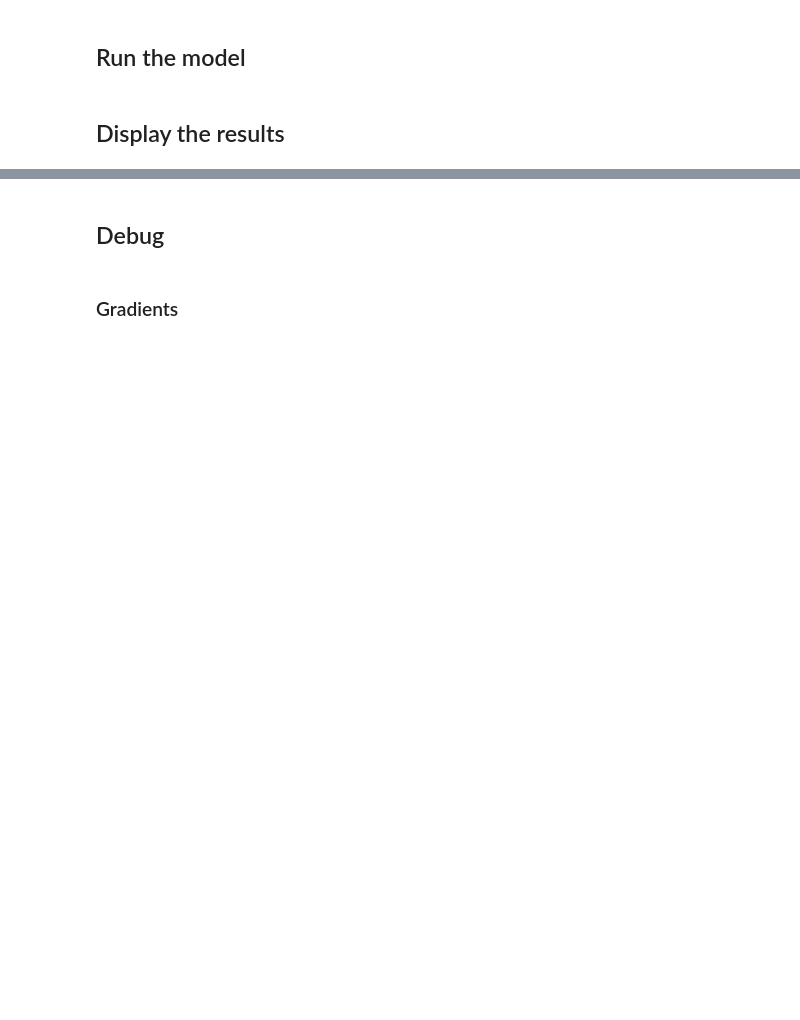
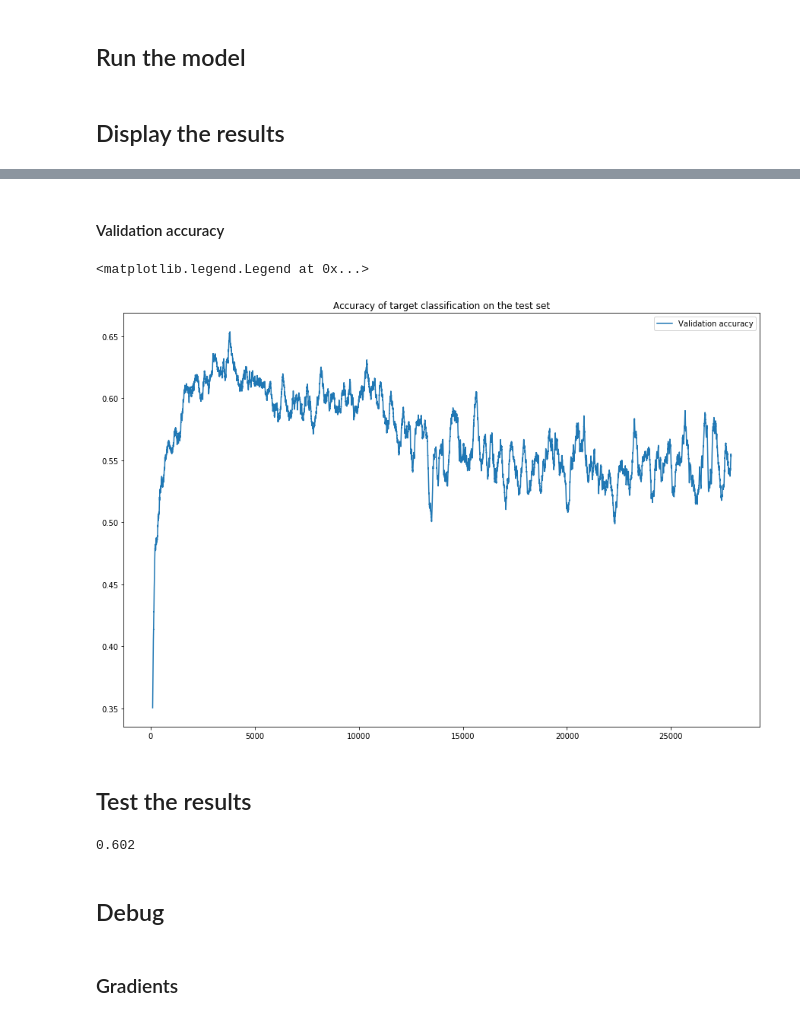
Before and after one commit to artix41/transfer-learning-algorithms, a Jupyter notebook: UNIT/unit-svhn-mnist.ipynb, the cells around one changed output, grey strips where cells are left out. Cells and saved outputs as stored; diff of their text form; code cells hidden in the pictures; blank space fills up the shorter version.

```diff
--- a/UNIT/unit-svhn-mnist.ipynb
+++ b/UNIT/unit-svhn-mnist.ipynb
@@ -400,6 +438,7 @@ G_t2s_loss_list = []
 vae_s2s_loss_list = []
 vae_t2t_loss_list = []
 classif_t2s_loss_list = []
+accuracy_list = []
 iter_list = []
 i = 0
 # %%
@@ -600,0 +645,13 @@ plt.legend()
+# %% [markdown]
+#### Validation accuracy
+# %%
+start = 0
+k = 100
+plt.title("Accuracy of target classification on the test set")
+plt.plot(iter_list[k+start:-k], smooth(accuracy_list[start:]), label="Validation accuracy")
+plt.legend()
+# %% [output]
+<matplotlib.legend.Legend at 0x...>
+[figure, added]
+# %% [markdown]
+## Test the results
@@ -601,3 +660,7 @@ plt.legend()
+# %%
+accuracy_score(Y_target_test, Y_target_predict)
+# %% [output]
+0.602
 # %% [markdown]
 ## Debug
 # %% [markdown]
```
Also changed, not shown: parts of 37 cells of this notebook.
